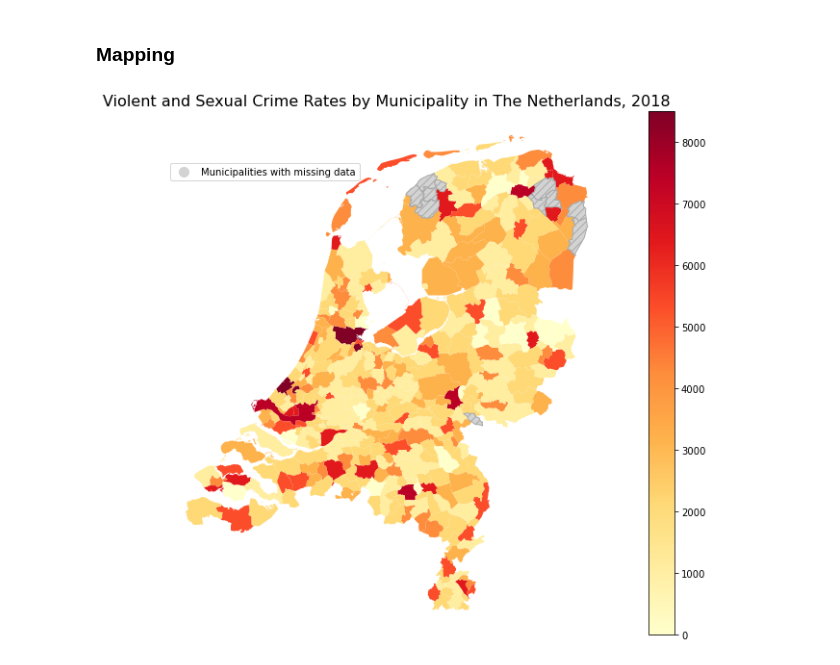
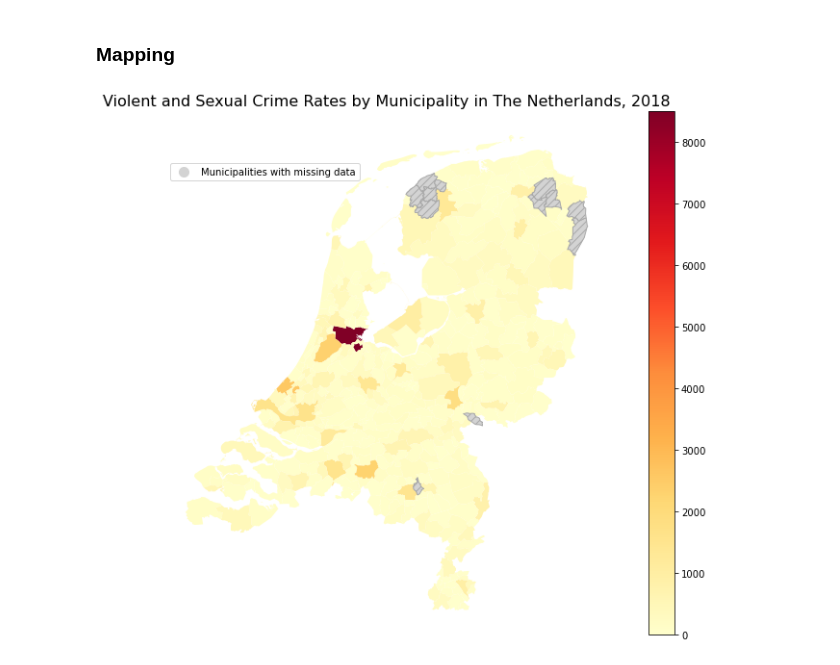
Before and after one commit to muratko357/Netherlands-Crime-Analysis, a Jupyter notebook: NL_Crime_rates_by_municipality.ipynb, the cells around one changed output. Cells and saved outputs as stored; diff of their text form; code cells hidden in the pictures.

```diff
--- a/NL_Crime_rates_by_municipality.ipynb
+++ b/NL_Crime_rates_by_municipality.ipynb
@@ -32,0 +42,4 @@ df.rename(columns = {'Gemeentenaam_1':'Municipality',
+# %%
+# Obtain a dataframe of municipality by thier total crime rates recorded per 1000 inhabitants
+df_groupby = df.groupby('Municipality')['Violent_and_sexual_crime'].sum().to_frame(name='Violen_and_sexual_crime').reset_index()
+df_groupby
@@ -44,4 +75,4 @@ mapdata["statnaam"] = mapdata["statnaam"].astype('str')
 # %%
 # Join the geodataframe with the cleaned up csv dataframe
-merged = mapdata.set_index('statcode').join(df.set_index('Code'))
-merged.head(2)
+merged = mapdata.set_index('statnaam').join(df_groupby.set_index('Municipality'))
+merged.head()
@@ -81,32 +120,32 @@ plt.show()
 # %%
 # Determine the size of the figure
 fig, ax = plt.subplots(1, 1, figsize=[15,10])
 
 # Create the map
-nl_map = merged.plot(column='Violent_and_sexual_crime',
+nl_map = merged.plot(column='Violen_and_sexual_crime',
                       ax=ax,
                       cmap = 'YlOrRd',
                       missing_kwds={'color': 'lightgrey', 'edgecolor': 'darkgrey',
                                     'hatch': '///', 'label': 'Missing values'})
 # Remove information from the axis
 ax.axis('off')
 
 # Create a colorbar as a legend
 legend = plt.cm.ScalarMappable(cmap='YlOrRd', norm=plt.Normalize(vmin=0, vmax=8500))
 fig.colorbar(legend)
 
 # Create a patch for missing values
 patch = plt.plot([],[], marker="o", ms=10, ls="", mec=None, color='lightgrey',
                  label= "Municipalities with missing data")
 plt.legend(handles=patch, bbox_to_anchor=(0, 0.91),
            loc='upper left', ncol=2, facecolor=None, numpoints=1 )
 
 # Add a title
 ax.set_title('Violent and Sexual Crime Rates by Municipality in The Netherlands, 2018', fontsize=16)
 
 # Save figure in the directory
 fig.savefig('NL_crime_rates.png', dpi=300)
 
 plt.show()
 # %% [output]
-[figure, old version]
+[figure, new version]
```
Also changed, not shown: parts of 8 cells of this notebook.
